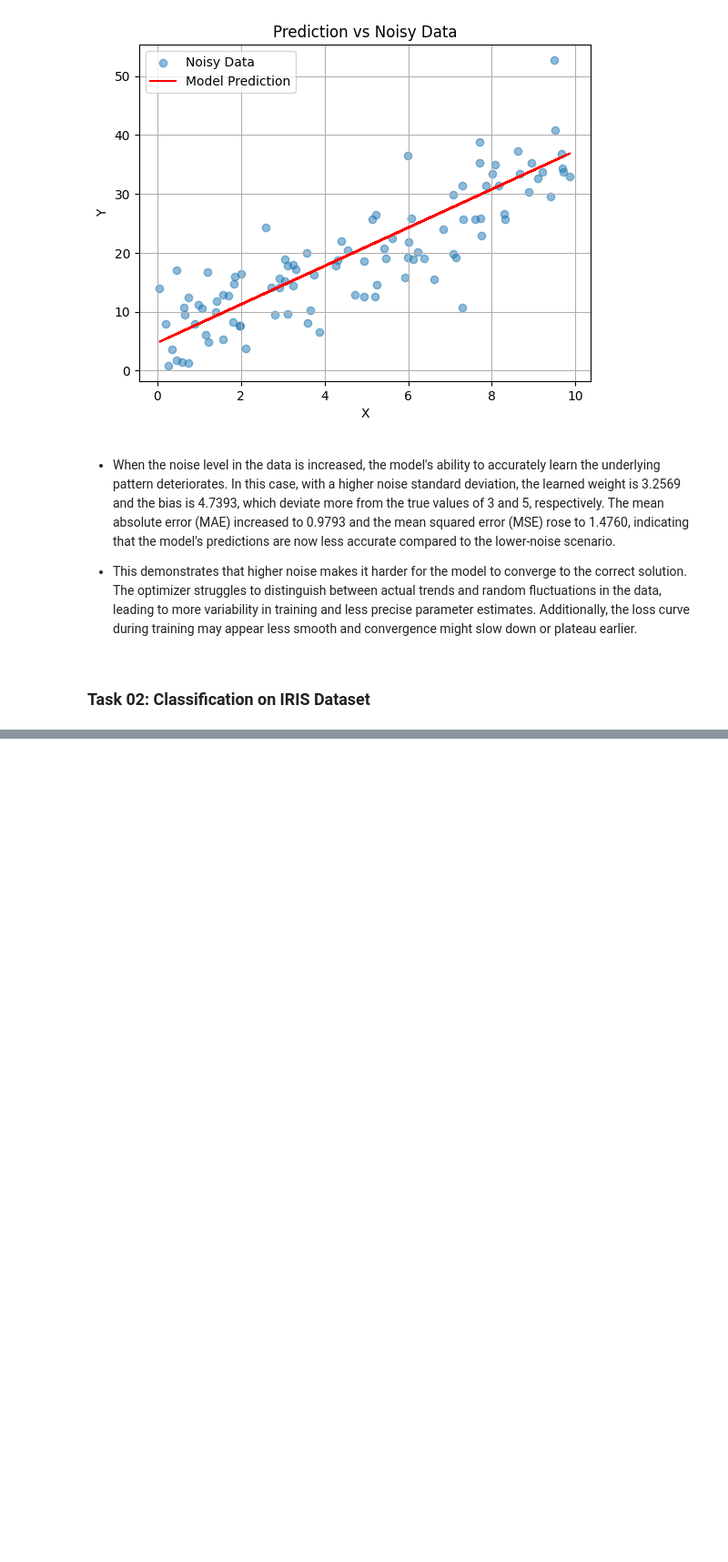
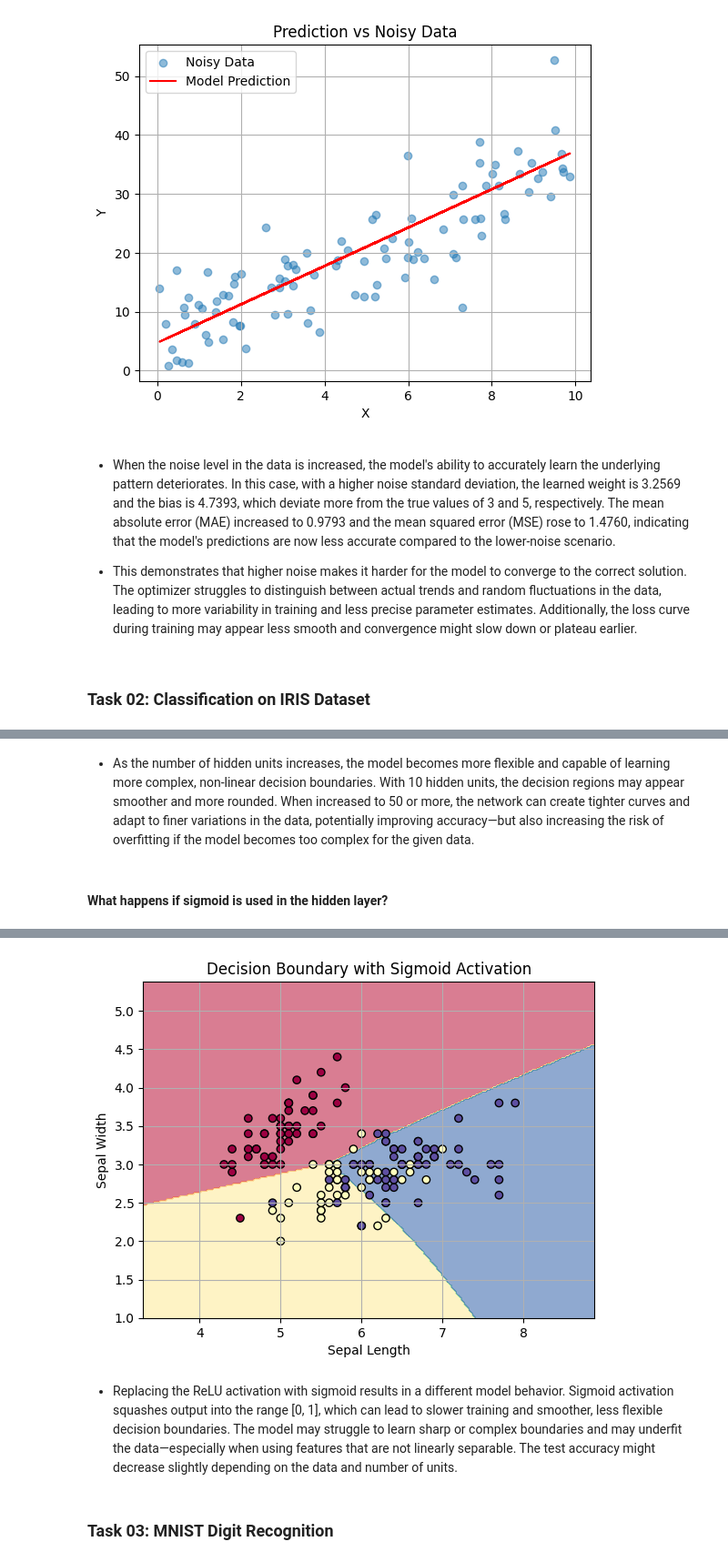
Before and after one commit to KATTA-00/CO542-Neural-Networks-Labs, a Jupyter notebook: lab07/E19129_lab07.ipynb, the cells around one changed output, grey strips where cells are left out. Shown at 91% size. Saved outputs shown, nothing was run; the diff lists cells and outputs as text; code cells hidden in the pictures; blank space fills up the shorter version.

```diff
--- a/lab07/E19129_lab07.ipynb
+++ b/lab07/E19129_lab07.ipynb
@@ -174,0 +291,32 @@ Mean Squared Error from true equation: 1.4760
+# %% [markdown]
+- As the number of hidden units increases, the model becomes more flexible and capable of learning more complex, non-linear decision boundaries. With 10 hidden units, the decision regions may appear smoother and more rounded. When increased to 50 or more, the network can create tighter curves and adapt to finer variations in the data, potentially improving accuracy—but also increasing the risk of overfitting if the model becomes too complex for the given data.
+# %% [markdown]
+#### What happens if sigmoid is used in the hidden layer?
+# %%
+# Define the model with sigmoid instead of ReLU
+model = tf.keras.Sequential([
+    tf.keras.layers.Dense(10, activation='sigmoid', input_shape=(2,)),
+    tf.keras.layers.Dense(3, activation='softmax')
+])
+
+# Compile and train
+model.compile(optimizer='adam', loss='categorical_crossentropy', metrics=['accuracy'])
+model.fit(X_train, y_train, epochs=100, verbose=0)
+
+# Evaluate
+loss, accuracy = model.evaluate(X_test, y_test, verbose=0)
+print(f"Test Accuracy with Sigmoid: {accuracy * 100:.2f}%")
+
+# Plot decision boundary
+grid_scaled = scaler.transform(grid)
+Z = model.predict(grid_scaled)
+Z = np.argmax(Z, axis=1).reshape(xx.shape)
+
+plt.contourf(xx, yy, Z, cmap=plt.cm.Spectral, alpha=0.6)
+plt.scatter(X[:, 0], X[:, 1], c=y, cmap=plt.cm.Spectral, edgecolor='k')
+plt.title("Decision Boundary with Sigmoid Activation")
+plt.xlabel('Sepal Length')
+plt.ylabel('Sepal Width')
+plt.grid(True)
+plt.show()
+# %% [output]
@@ -174,0 +325,5 @@ Mean Squared Error from true equation: 1.4760
+[figure, added]
+# %% [markdown]
+- Replacing the ReLU activation with sigmoid results in a different model behavior. Sigmoid activation squashes output into the range [0, 1], which can lead to slower training and smoother, less flexible decision boundaries. The model may struggle to learn sharp or complex boundaries and may underfit the data—especially when using features that are not linearly separable. The test accuracy might decrease slightly depending on the data and number of units.
+# %% [markdown]
+### Task 03: MNIST Digit Recognition
```
Also changed, not shown: parts of 33 cells of this notebook.
